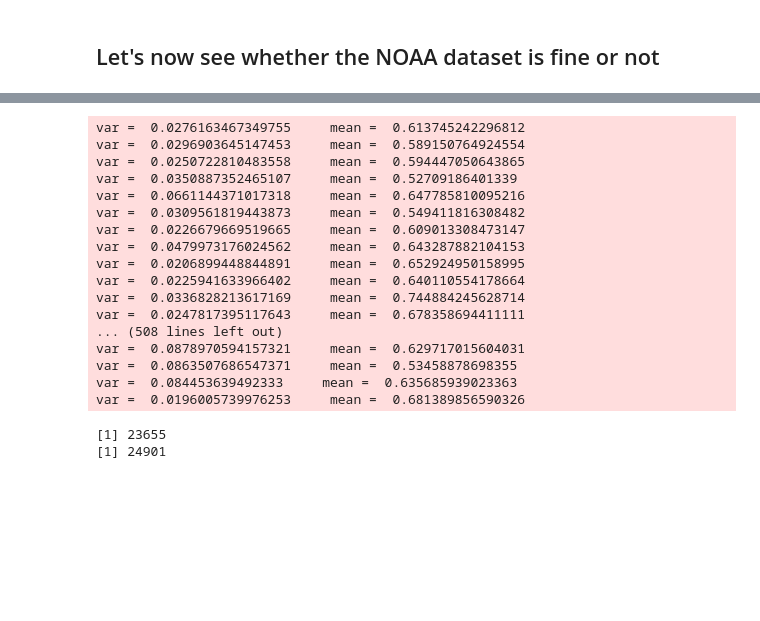
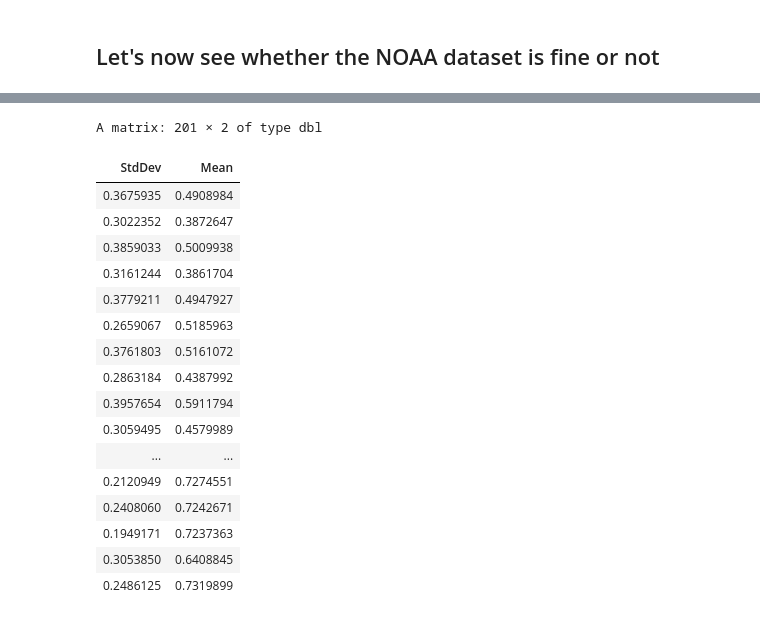
Before and after one commit to Fernando1729/datasci_proj, a Jupyter notebook: analysis_of_dwnn.ipynb, the cells around one changed output, grey strips where cells are left out. Cells and saved outputs as stored; diff of their text form; code cells hidden in the pictures; blank space fills up the shorter version.

```diff
--- a/analysis_of_dwnn.ipynb
+++ b/analysis_of_dwnn.ipynb
@@ -301,61 +283,56 @@ deterministic = rowSums(res$imf[,4:res$nimf]) + res$residue
 emb = embedd(deterministic, m=7, d=74)
 # %%
 # We will check from here
-begin = floor(0.95*nrow(emb))
+begin = nrow(emb) - 200
 
 # We don't have enough memory, so we define another function to get cosines
 cosine2 = function(diff){
     allCosines = rep(0, nrow(diff)-1)
 
     for(i in 2:nrow(diff)){
         v1 = diff[i-1,]
         v2 = diff[i,]
         allCosines[i-1] = (v1 %*% v2) / (norm2(v1) * norm2(v2))
     }
     return(allCosines)
 }
 
 df = NULL
 
 for(i in begin:nrow(emb)){
     # x_1 x_3 x_5
     # x_2 x_4 x_6
     # x_3 x_5 x_7
     #
     # We always use the first 1:(length-1) to predict the next
     # So we have to check 1:(length-1) against the rest of the dataset
     query = emb[i,1:(ncol(emb)-1)]
     diff = query - emb[1:(i-1),1:(ncol(emb)-1)]
     cos = cosine2(diff)
-    v = var(cos)
+    s = sd(cos)
     m = mean(cos)
-    message(paste(paste("var = ", v, "    mean = ", m)))
-    df = rbind(df, c(v, m))
+#   message(paste(paste("sd = ", s, "    mean = ", m)))
+    df = rbind(df, c(s, m))
 }
 
-colnames(df) = c("Var", "Mean")
+colnames(df) = c("StdDev", "Mean")
 df
 # %% [output]
-var =  0.0276163467349755     mean =  0.613745242296812
-var =  0.0296903645147453     mean =  0.589150764924554
-var =  0.0250722810483558     mean =  0.594447050643865
-var =  0.0350887352465107     mean =  0.52709186401339
-var =  0.0661144371017318     mean =  0.647785810095216
-var =  0.0309561819443873     mean =  0.549411816308482
-var =  0.0226679669519665     mean =  0.609013308473147
-var =  0.0479973176024562     mean =  0.643287882104153
-var =  0.0206899448844891     mean =  0.652924950158995
-var =  0.0225941633966402     mean =  0.640110554178664
-var =  0.0336828213617169     mean =  0.744884245628714
-var =  0.0247817395117643     mean =  0.678358694411111
-... (508 lines left out)
-var =  0.0878970594157321     mean =  0.629717015604031
-var =  0.0863507686547371     mean =  0.53458878698355
-var =  0.084453639492333     mean =  0.635685939023363
-var =  0.0196005739976253     mean =  0.681389856590326
+A matrix: 201 × 2 of type dbl
+| StdDev | Mean |
+| 0.3675935 | 0.4908984 |
+| 0.3022352 | 0.3872647 |
+| 0.3859033 | 0.5009938 |
+| 0.3161244 | 0.3861704 |
+| 0.3779211 | 0.4947927 |
+| 0.2659067 | 0.5185963 |
+| 0.3761803 | 0.5161072 |
+| 0.2863184 | 0.4387992 |
+| 0.3957654 | 0.5911794 |
+| 0.3059495 | 0.4579989 |
+| ... | ... |
+| 0.2120949 | 0.7274551 |
+| 0.2408060 | 0.7242671 |
+| 0.1949171 | 0.7237363 |
+| 0.3053850 | 0.6408845 |
+| 0.2486125 | 0.7319899 |
-# %%
-print(begin)
-print(nrow(emb))
-# %% [output]
-[1] 23655
-[1] 24901
```
Also changed, not shown: parts of 6 cells of this notebook.
